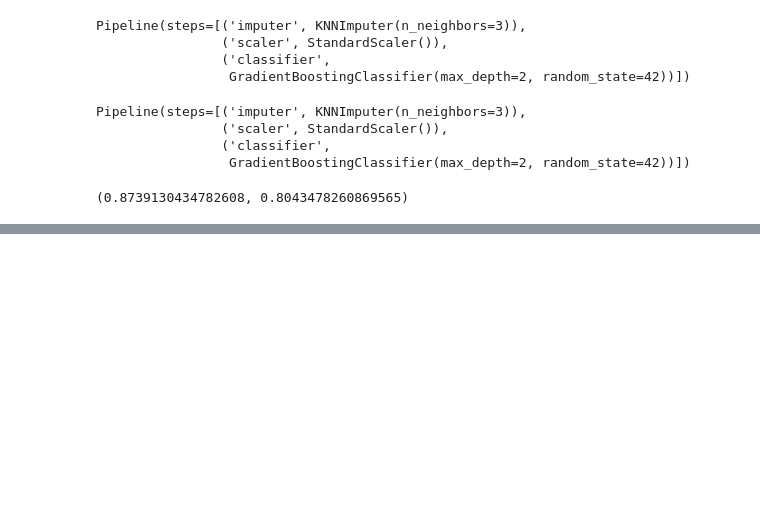
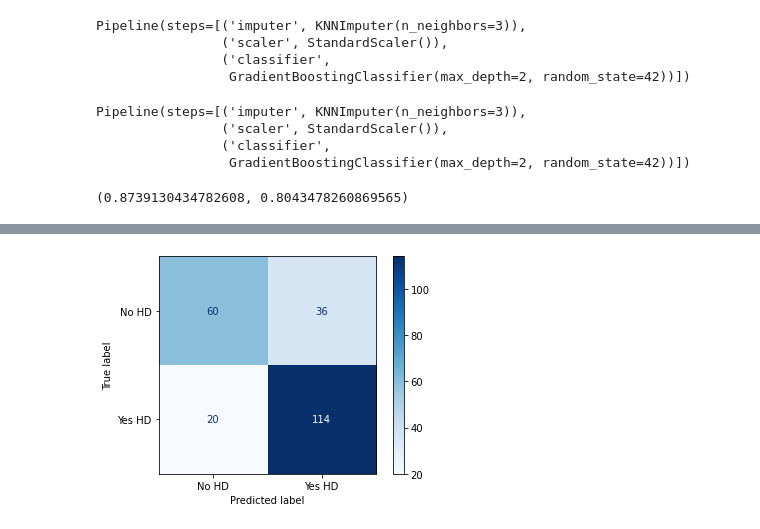
Before and after one commit to Nupur-Patil/ml_projects, a Jupyter notebook: heart_disease_prediction/notebooks/02_model_training.ipynb, the cells around one changed output, grey strips where cells are left out. Cells and saved outputs as stored; diff of their text form; code cells hidden in the pictures; blank space fills up the shorter version.

```diff
--- a/heart_disease_prediction/notebooks/02_model_training.ipynb
+++ b/heart_disease_prediction/notebooks/02_model_training.ipynb
@@ -727,0 +778,2 @@ While Gradient Boosting gave a strong result of
+# %%
+x_train, x_test, y_train, y_test = train_test_split(x, y, random_state=42, shuffle=True)
@@ -727,0 +784,8 @@ While Gradient Boosting gave a strong result of
+# %%
+clf_xgb = xgb.XGBClassifier(objective='binary:logistic', seed = 42, early_stopping_rounds=10, eval_metric='error')
+pipeline = Pipeline(steps = [('imputer', imputer), ('scaler', scaler), ('classifier', clf_xgb)])
+pipeline.fit(x_train, y_train,  classifier__eval_set=[(x_test, y_test)])
+
+
+
+clf_xgb.fit(x_train, y_train, verbose=True,  eval_set=[(x_test, y_test)])
@@ -727,0 +821,7 @@ While Gradient Boosting gave a strong result of
+# %%
+y_pred = pipeline.predict(x_test)
+disp = ConfusionMatrixDisplay.from_predictions(
+y_test, y_pred, cmap=plt.cm.Blues, display_labels=['No HD', 'Yes HD'], normalize=None)
+plt.show()
+# %% [output]
+[figure, added]
```
Also changed, not shown: parts of 31 cells of this notebook.
